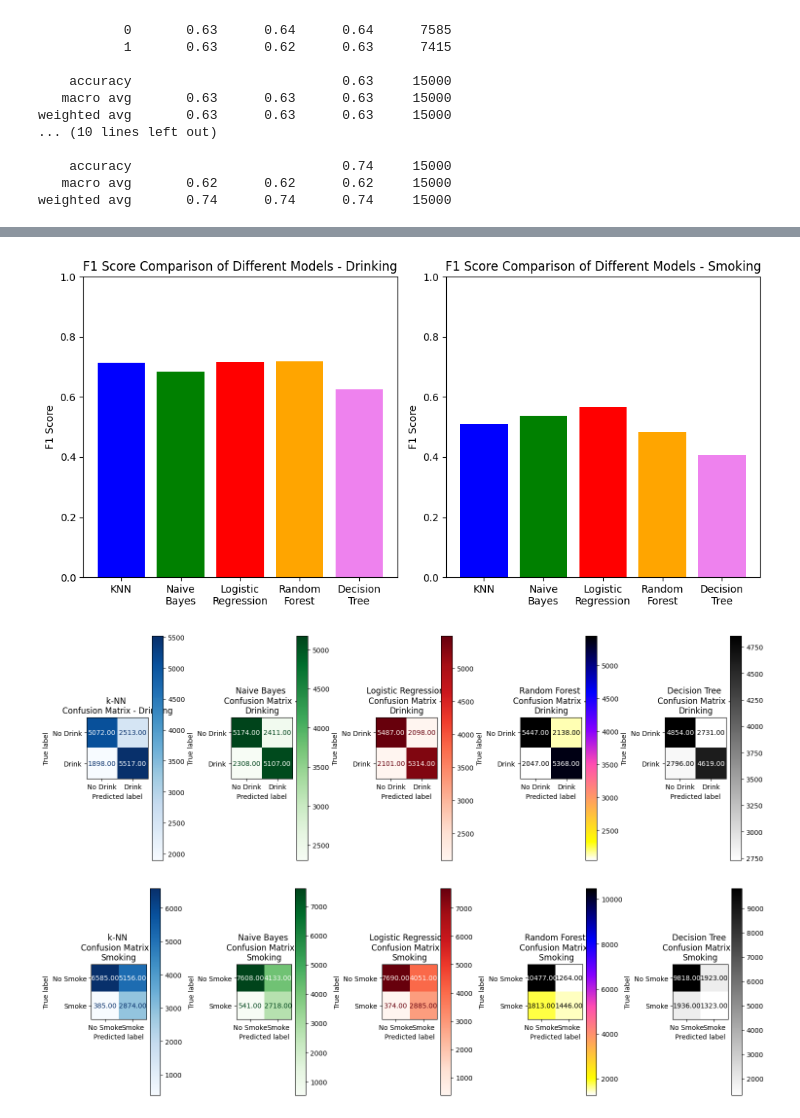
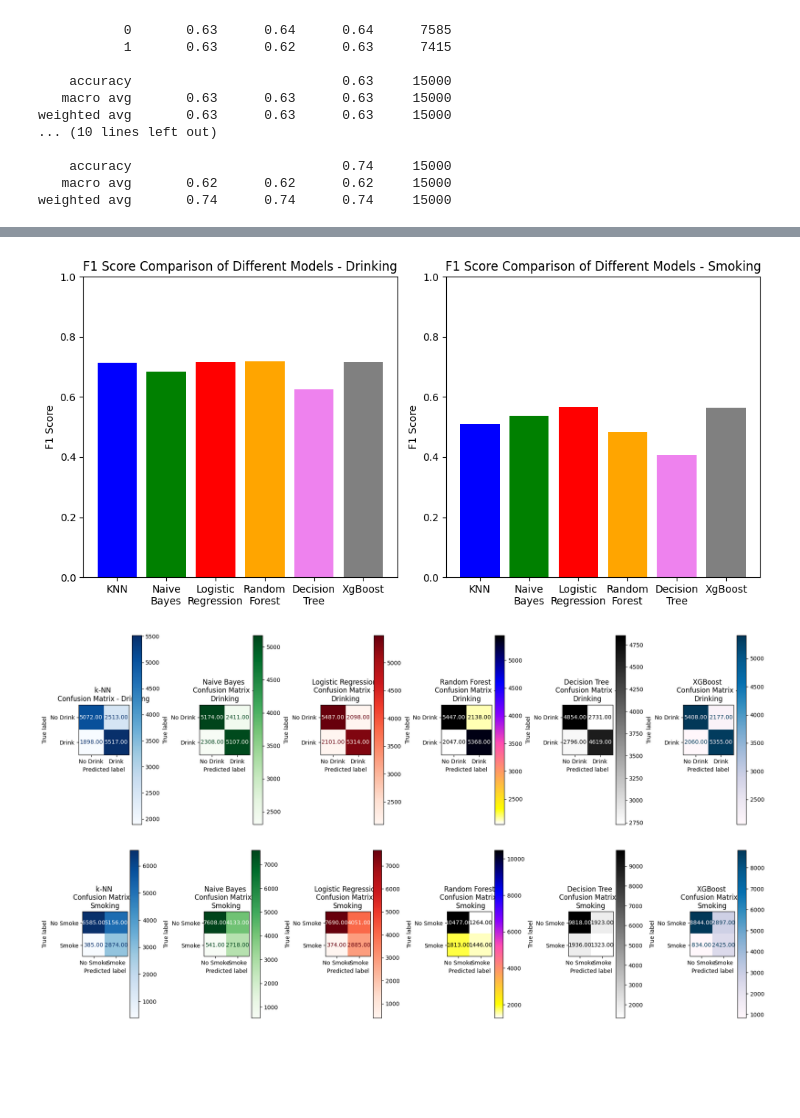
Before and after one commit to k-m-abrar-ahsan/Smoking-and-Drinking-Dataset-with-body-signal, a Jupyter notebook: main.ipynb, the cells around one changed output, grey strips where cells are left out. Drawn from its saved outputs; the diff is of its cells as text; code cells hidden in the pictures; blank space fills up the shorter version.

```diff
--- a/main.ipynb
+++ b/main.ipynb
@@ -519,3 +520,30 @@ weighted avg       0.63      0.63      0.63     15000
     accuracy                           0.74     15000
    macro avg       0.62      0.62      0.62     15000
 weighted avg       0.74      0.74      0.74     15000
+# %%
+xgboost_classifier_drink = XGBClassifier(random_state=42, objective='binary:logistic', eval_metric='logloss')
+xgboost_classifier_drink.fit(X_train_standardized_drink, y_train_resampled_drink)
+
+xgb_pred_drink = xgboost_classifier_drink.predict(X_test_standarized_drink)
+
+xgb_accuracy_drink = accuracy_score(y_drink_test, xgb_pred_drink)
+class_report_drink = classification_report(y_drink_test, xgb_pred_drink)
+
+print("\nXGBoost - For Drinking Prediction:")
+print(f'Accuracy: {xgb_accuracy_drink:.4f}')
+print('\nClassification Report:')
+print(class_report_drink)
+
+# For Smoking Prediction
+xgboost_classifier_smoke = XGBClassifier(random_state=42, objective='binary:logistic', eval_metric='logloss')
+xgboost_classifier_smoke.fit(X_train_standardized_smoke, y_train_resampled_smoke)
+
+xgb_pred_smoke = xgboost_classifier_smoke.predict(X_test_standarized_smoke)
+
+xgb_accuracy_smoke = accuracy_score(y_smoke_test, xgb_pred_smoke)
+class_report_smoke = classification_report(y_smoke_test, xgb_pred_smoke)
+
+print("\nXGBoost - For Smoking Prediction:")
+print(f'Accuracy: {xgb_accuracy_smoke:.4f}')
+print('\nClassification Report:')
+print(class_report_smoke)
@@ -612,34 +664,32 @@ plt.show()
 # %%
 knn_f1_score_1 = f1_score(y_drink_test, knn_pred_drink)
-
 knn_f1_score_2 = f1_score(y_smoke_test, knn_pred_smoke)
 
 nb_f1_score_1 = f1_score(y_drink_test, nb_pred_drink)
-
 nb_f1_score_2 = f1_score(y_smoke_test, nb_pred_smoke)
 
 logreg_f1_score_1 = f1_score(y_drink_test, logreg_pred_drink)
-
 logreg_f1_score_2 = f1_score(y_smoke_test, logreg_pred_smoke)
 
 rf_f1_score_1 = f1_score(y_drink_test, rf_pred_drink)
-
 rf_f1_score_2 = f1_score(y_smoke_test, rf_pred_smoke)
 
 dt_f1_score_1 = f1_score(y_drink_test, dt_pred_drink)
-
 dt_f1_score_2 = f1_score(y_smoke_test, dt_pred_smoke)
 
-f1_score_1 = [knn_f1_score_1,  nb_f1_score_1, logreg_f1_score_1, rf_f1_score_1,dt_f1_score_1]
-f1_score_2 = [knn_f1_score_2,  nb_f1_score_2, logreg_f1_score_2, rf_f1_score_2,dt_f1_score_2]
+xgb_f1_score_1 = f1_score(y_drink_test, xgb_pred_drink)
+xgb_f1_score_2 = f1_score(y_smoke_test, xgb_pred_smoke)
+
+f1_score_1 = [knn_f1_score_1,  nb_f1_score_1, logreg_f1_score_1, rf_f1_score_1,dt_f1_score_1,xgb_f1_score_1]
+f1_score_2 = [knn_f1_score_2,  nb_f1_score_2, logreg_f1_score_2, rf_f1_score_2,dt_f1_score_2,xgb_f1_score_2]
 
 fig, (ax1, ax2) = plt.subplots(1, 2, figsize=(10, 5))
-ax1.bar(models, f1_score_1, color=['blue', 'green', 'red',"orange",'violet'])
+ax1.bar(models, f1_score_1, color=['blue', 'green', 'red',"orange",'violet','grey'])
 ax1.set_ylim(0, 1)
 ax1.set_ylabel('F1 Score')
 ax1.set_title('F1 Score Comparison of Different Models - Drinking')
 
-ax2.bar(models, f1_score_2, color=['blue', 'green', 'red', 'orange','violet'])
+ax2.bar(models, f1_score_2, color=['blue', 'green', 'red', 'orange','violet','grey'])
 ax2.set_ylim(0, 1)
 ax2.set_ylabel('F1 Score')
 ax2.set_title('F1 Score Comparison of Different Models - Smoking')
@@ -647,7 +697,7 @@ ax2.set_title('F1 Score Comparison of Different Models - Smoking')
 plt.tight_layout()
 plt.show()
 # %% [output]
-[figure, old version]
+[figure, new version]
 # %%
 # Generate confusion matrices for Drinking Prediction
 knn_conf_matrix_1 = confusion_matrix(y_drink_test, knn_pred_drink)
@@ -655,8 +705,9 @@ rf_conf_matrix_1 = confusion_matrix(y_drink_test, rf_pred_drink)
 nb_conf_matrix_1 = confusion_matrix(y_drink_test, nb_pred_drink)
 logreg_conf_matrix_1 = confusion_matrix(y_drink_test, logreg_pred_drink)
 dtr_conf_matrix_1 = confusion_matrix(y_drink_test, dt_pred_drink)
+xgb_conf_matrix_1 = confusion_matrix(y_drink_test, xgb_pred_drink)
 # Plot for Drinking Prediction
-fig, axes = plt.subplots(1, 5, figsize=(15, 5))
+fig, axes = plt.subplots(1, 6, figsize=(18, 6))
 
 disp_knn_1 = ConfusionMatrixDisplay(knn_conf_matrix_1, display_labels = ['No Drink', 'Drink'])
 disp_knn_1.plot(ax = axes[0], cmap = plt.cm.Blues, values_format = '.2f')
@@ -678,6 +729,10 @@ disp_dtr_1 = ConfusionMatrixDisplay(dtr_conf_matrix_1, display_labels=['No Drink
 disp_dtr_1.plot(ax=axes[4], cmap=plt.cm.gist_grey_r, values_format='.2f')
 axes[4].set_title('Decision Tree \nConfusion Matrix - \nDrinking')
 
+disp_xgb_1 = ConfusionMatrixDisplay(xgb_conf_matrix_1, display_labels=['No Drink', 'Drink'])
+disp_xgb_1.plot(ax=axes[5], cmap=plt.cm.PuBu, values_format='.2f')
+axes[5].set_title('XGBoost \nConfusion Matrix - \nDrinking')
+
 plt.tight_layout()
 plt.show()
 
@@ -686,35 +741,38 @@ knn_conf_matrix_2 = confusion_matrix(y_smoke_test, knn_pred_smoke)
 rf_conf_matrix_2 = confusion_matrix(y_smoke_test, rf_pred_smoke)
 nb_conf_matrix_2 = confusion_matrix(y_smoke_test, nb_pred_smoke)
 logreg_conf_matrix_2 = confusion_matrix(y_smoke_test, logreg_pred_smoke)
 dtr_conf_matrix_2 = confusion_matrix(y_smoke_test, dt_pred_smoke)
+xgb_conf_matrix_2 = confusion_matrix(y_smoke_test, xgb_pred_smoke)
 # Plot for Smoking Prediction
-fig, axes = plt.subplots(1, 5, figsize=(15, 5))
+fig, axes = plt.subplots(1, 6, figsize=(18, 6))
 
 
 disp_knn_2 = ConfusionMatrixDisplay(knn_conf_matrix_2, display_labels = ['No Smoke', 'Smoke'])
 disp_knn_2.plot(ax = axes[0], cmap = plt.cm.Blues, values_format = '.2f')
 axes[0].set_title('k-NN \nConfusion Matrix - \nSmoking')
-
-
 
 disp_nb_2 = ConfusionMatrixDisplay(nb_conf_matrix_2, display_labels=['No Smoke', 'Smoke'])
 disp_nb_2.plot(ax=axes[1], cmap=plt.cm.Greens, values_format='.2f')
 axes[1].set_title('Naive Bayes \nConfusion Matrix - \nSmoking')
 
 disp_logreg_2 = ConfusionMatrixDisplay(logreg_conf_matrix_2, display_labels=['No Smoke', 'Smoke'])
 disp_logreg_2.plot(ax=axes[2], cmap=plt.cm.Reds, values_format='.2f')
 axes[2].set_title('Logistic Regression \nConfusion Matrix - \nSmoking')
 
 disp_rf_2 = ConfusionMatrixDisplay(rf_conf_matrix_2, display_labels=['No Smoke', 'Smoke'])
 disp_rf_2.plot(ax=axes[3], cmap=plt.cm.gnuplot2_r, values_format='.2f')
 axes[3].set_title('Random Forest\n Confusion Matrix -\n Smoking')
 
 disp_dtr_2 = ConfusionMatrixDisplay(dtr_conf_matrix_2, display_labels=['No Smoke', 'Smoke'])
 disp_dtr_2.plot(ax=axes[4], cmap=plt.cm.gist_grey_r, values_format='.2f')
 axes[4].set_title('Decision Tree \nConfusion Matrix - \nSmoking')
 
+disp_xgb_2 = ConfusionMatrixDisplay(xgb_conf_matrix_2, display_labels=['No Smoke', 'Smoke'])
+disp_xgb_2.plot(ax=axes[5], cmap=plt.cm.PuBu, values_format='.2f')
+axes[5].set_title('XGBoost \nConfusion Matrix - \nSmoking')
+
 plt.tight_layout()
 plt.show()
 # %% [output]
-[figure, old version]
+[figure, new version]
-[figure, old version]
+[figure, new version]
```
Also changed, not shown: parts of 5 cells of this notebook.
